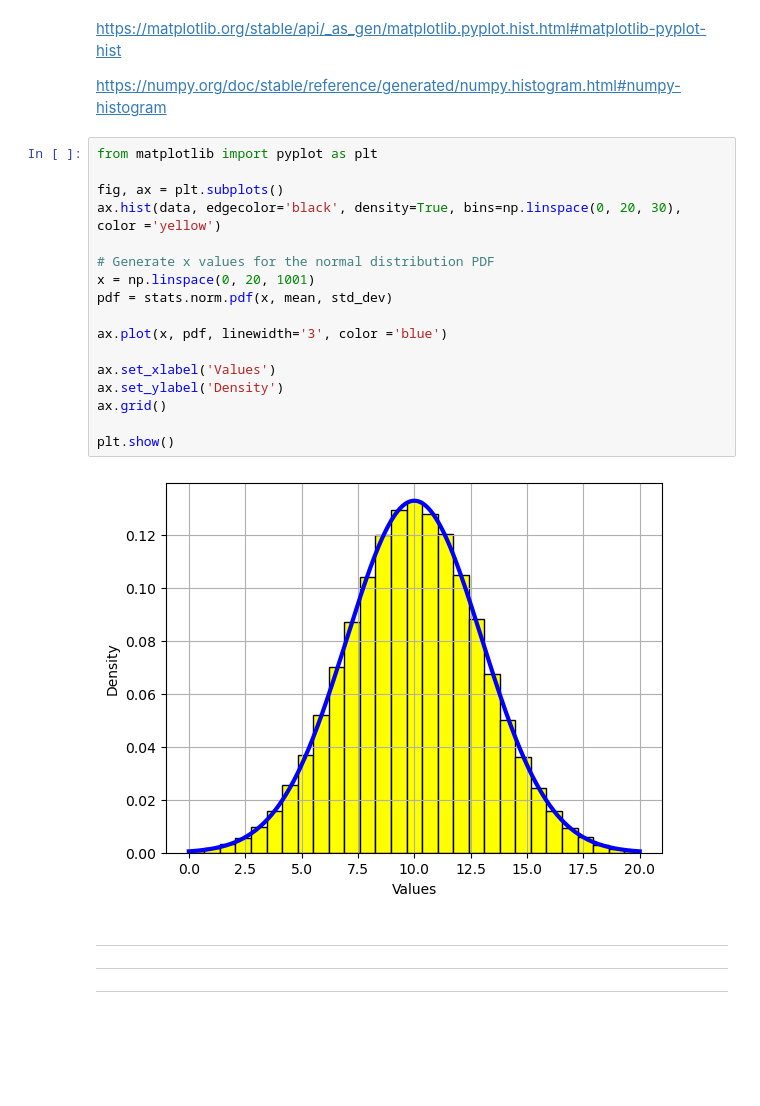
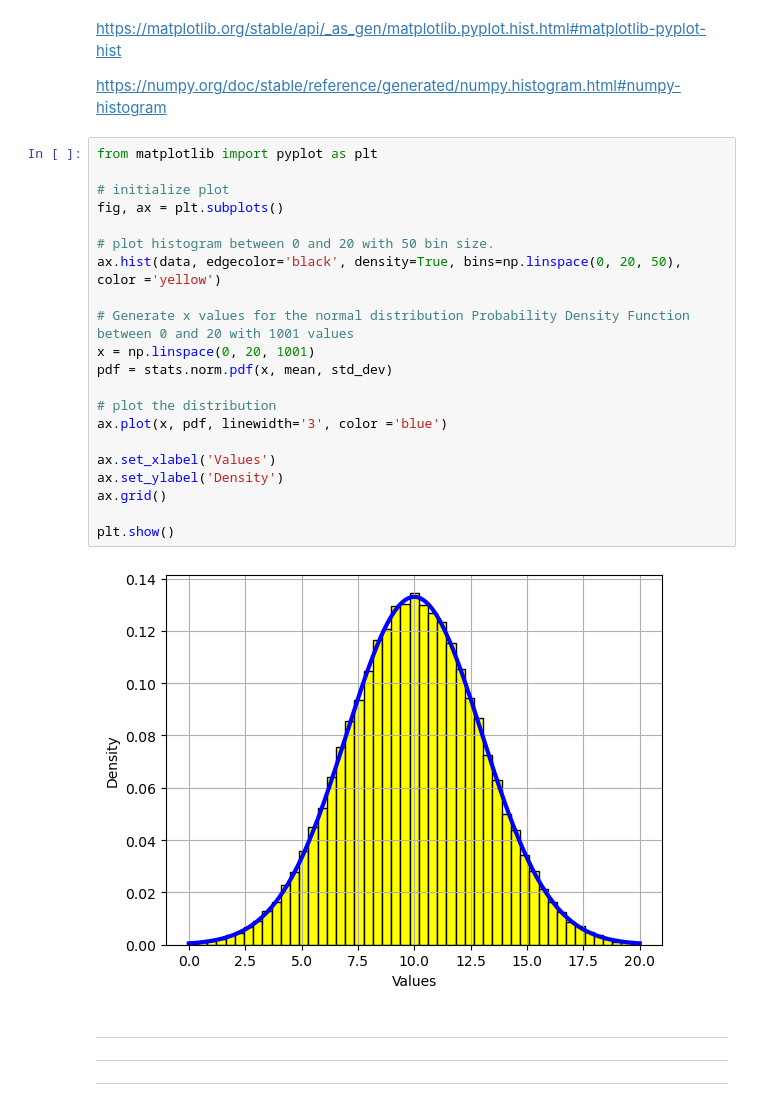
Before and after one commit to frankquinn89/applied_statistics, a Jupyter notebook: tasks.ipynb, the cells around one changed output. Saved outputs shown, nothing was run; the diff lists cells and outputs as text; blank space fills up the shorter version.

Commit message:
add comments to plot code

```diff
--- a/tasks.ipynb
+++ b/tasks.ipynb
@@ -153,22 +153,26 @@ https://numpy.org/doc/stable/reference/generated/numpy.histogram.html#numpy-hist
 # %%
 from matplotlib import pyplot as plt
 
+# initialize plot
 fig, ax = plt.subplots()
-ax.hist(data, edgecolor='black', density=True, bins=np.linspace(0, 20, 30), color ='yellow')
 
-# Generate x values for the normal distribution PDF
+# plot histogram between 0 and 20 with 50 bin size.
+ax.hist(data, edgecolor='black', density=True, bins=np.linspace(0, 20, 50), color ='yellow')
+
+# Generate x values for the normal distribution Probability Density Function between 0 and 20 with 1001 values
 x = np.linspace(0, 20, 1001)
 pdf = stats.norm.pdf(x, mean, std_dev)
 
+# plot the distribution
 ax.plot(x, pdf, linewidth='3', color ='blue')
 
 ax.set_xlabel('Values')
 ax.set_ylabel('Density')
 ax.grid()
 
 plt.show()
 # %% [output]
-[figure, old version]
+[figure, new version]
 # %% [markdown]
 ----------------------
 ----------------------
```
